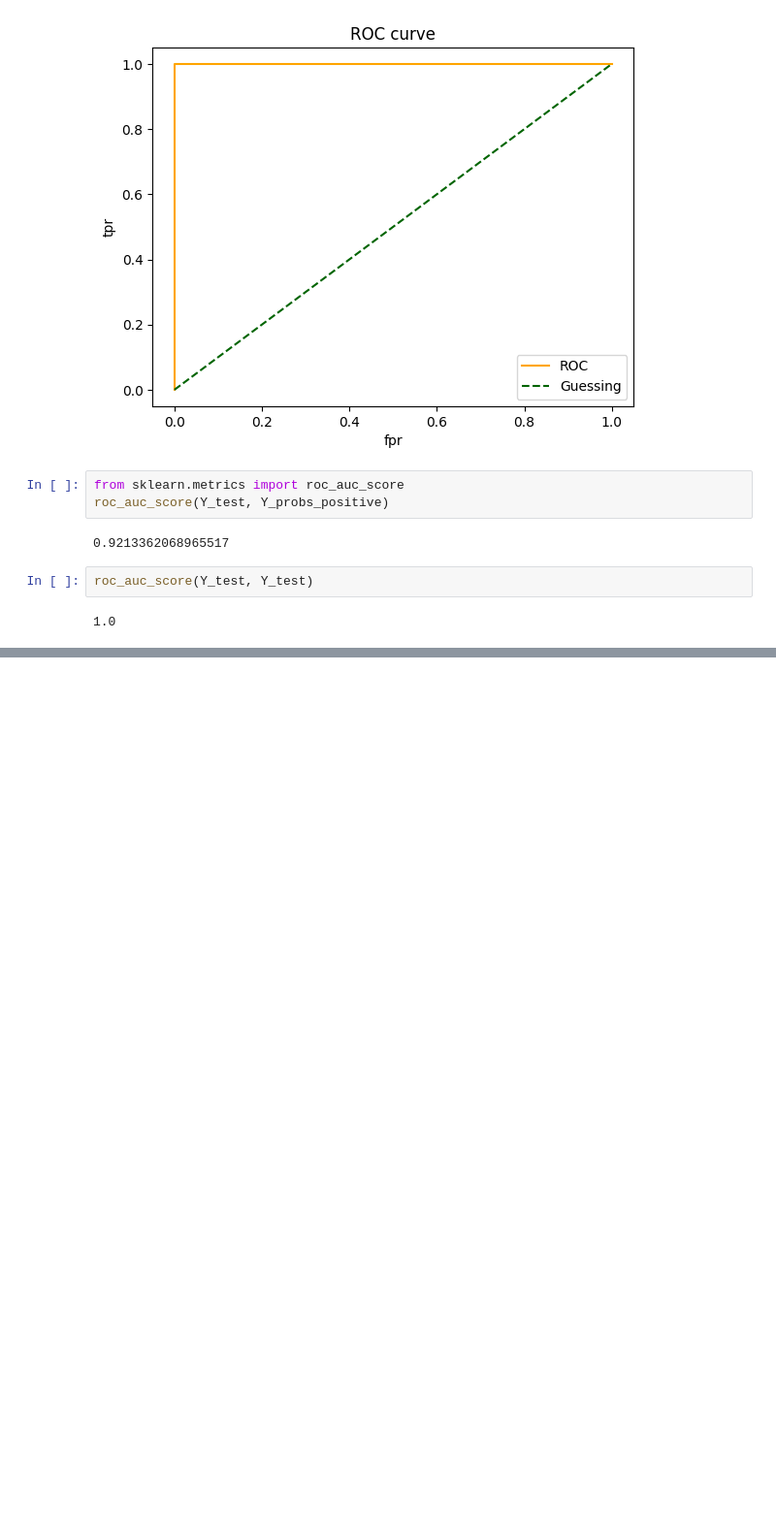
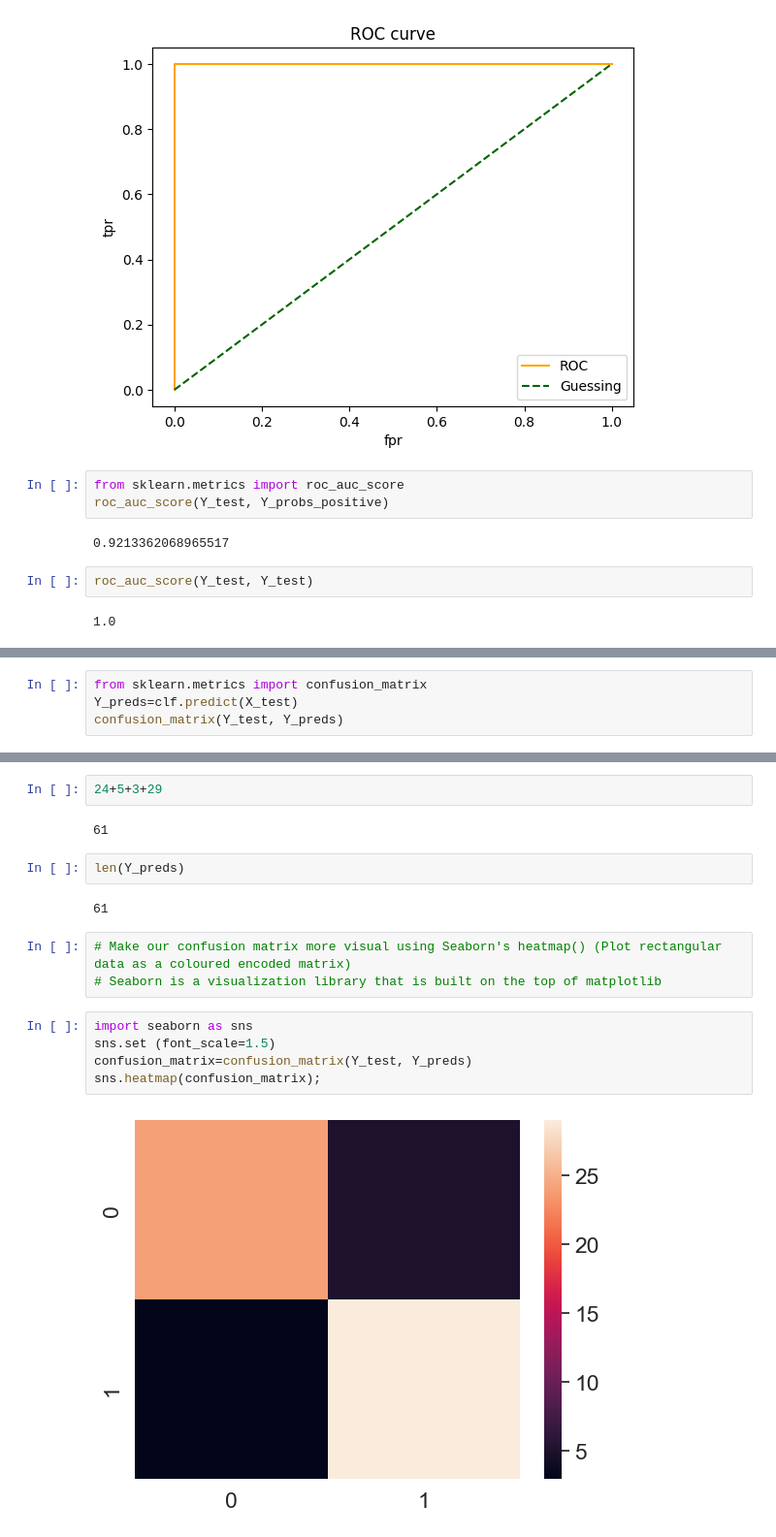
Before and after one commit to kanikaguptakk/Data_Science_Notes-, a Jupyter notebook: what_we_r_covering/classprob2_cont_3.ipynb, the cells around one changed output, grey strips where cells are left out. Shown at 97% size. Cells and saved outputs as stored; diff of their text form; blank space fills up the shorter version.

```diff
--- a/what_we_r_covering/classprob2_cont_3.ipynb
+++ b/what_we_r_covering/classprob2_cont_3.ipynb
@@ -172,0 +177,4 @@ roc_auc_score(Y_test, Y_test)
+# %%
+from sklearn.metrics import confusion_matrix
+Y_preds=clf.predict(X_test)
+confusion_matrix(Y_test, Y_preds)
@@ -172,0 +191,18 @@ roc_auc_score(Y_test, Y_test)
+# %%
+24+5+3+29
+# %% [output]
+61
+# %%
+len(Y_preds)
+# %% [output]
+61
+# %%
+# Make our confusion matrix more visual using Seaborn's heatmap() (Plot rectangular data as a coloured encoded matrix)
+# Seaborn is a visualization library that is built on the top of matplotlib
+# %%
+import seaborn as sns
+sns.set (font_scale=1.5)
+confusion_matrix=confusion_matrix(Y_test, Y_preds)
+sns.heatmap(confusion_matrix);
+# %% [output]
+[figure, added]
```
Also changed, not shown: parts of 4 cells of this notebook.
